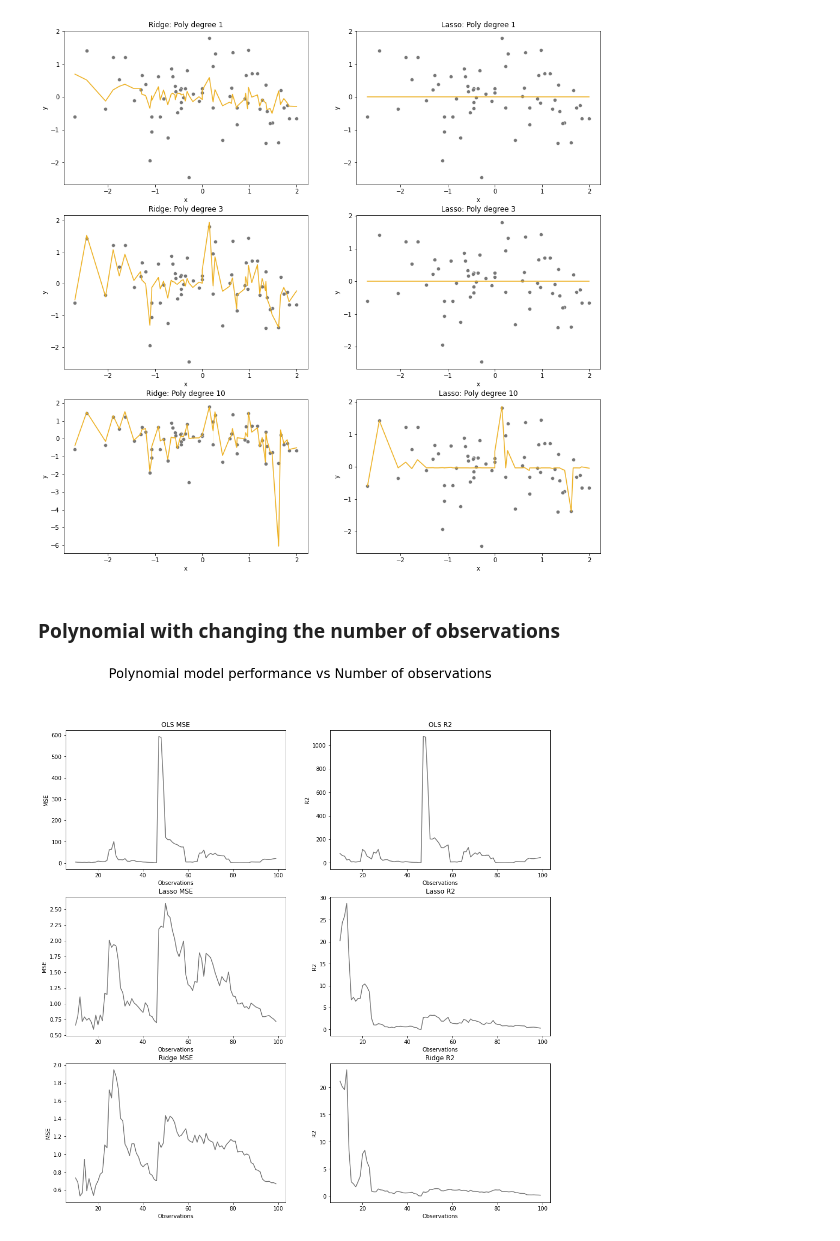
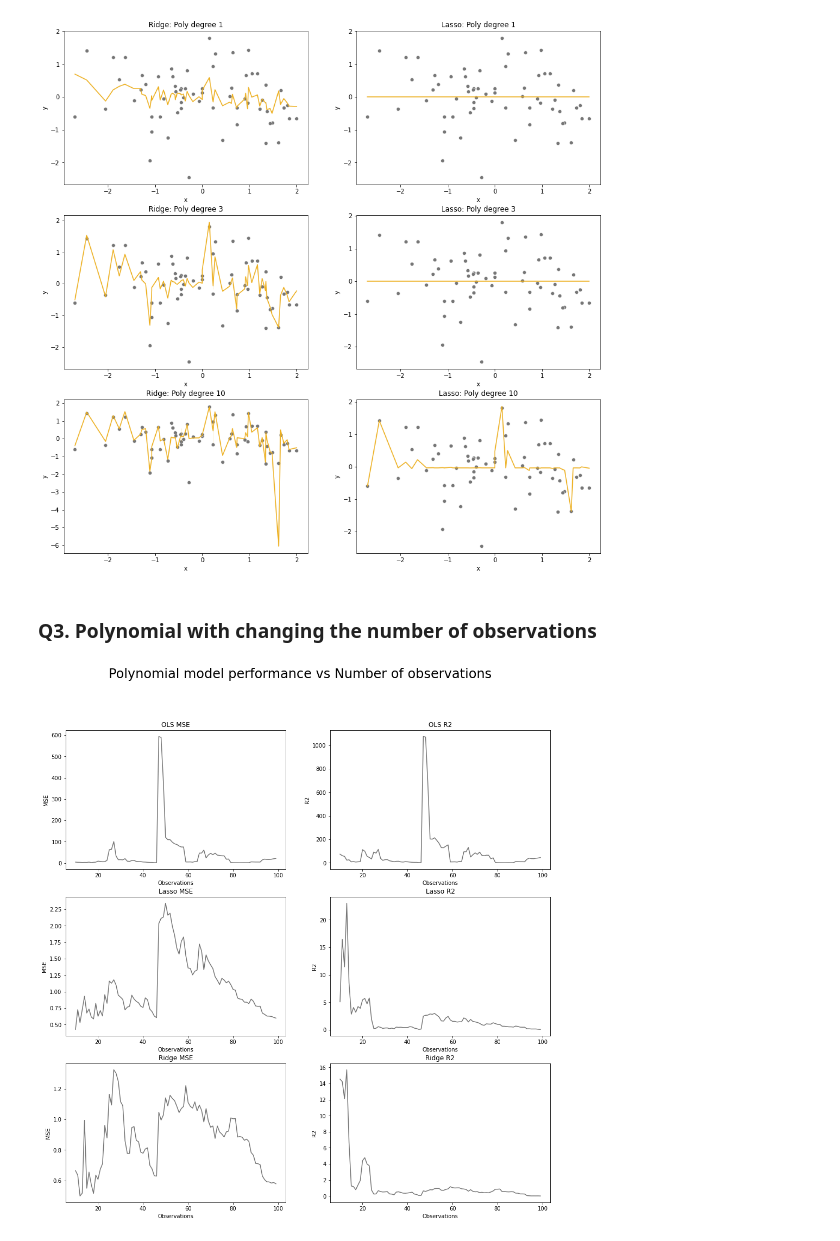
Before and after one commit to Sean-Chaos/DBA-3803-Project, a Jupyter notebook: DBA 3803 Group Project (Working copy).ipynb, the cells around one changed output. Saved outputs shown, nothing was run; the diff lists cells and outputs as text; code cells hidden in the pictures.

```diff
--- a/DBA 3803 Group Project (Working copy).ipynb
+++ b/DBA 3803 Group Project (Working copy).ipynb
@@ -704,7 +770,7 @@ for reg in regressions:
         test_mse_all = []
 
         for cur_alpha in alpha_vec:
-            mdl = reg(cur_alpha)
+            mdl = reg(cur_alpha, fit_intercept = False)
             mdl.fit(X_train, y_train)
 
             # Training
@@ -758,7 +824,7 @@ testing = [ind_6, ind_24, ind_48]
 
 regressions = [Ridge, Lasso]
 
-alpha_list = [np.logspace(-8,8,100), np.logspace(-8,8,100)]
+alpha_list = list(np.logspace(-8,8,100))
 testing = [ind_6, ind_24, ind_48]
 
 fig, axs = plt.subplots(nrows=3, ncols=2, figsize=(16,16))
@@ -815,16 +881,16 @@ for reg in regressions:
 
         #--------------------------------------------------------------------------------------------------
 
-        for cur_alpha in alpha_list[col]:
+        for cur_alpha in alpha_list:
 
             clf_cv = Pipeline(steps=[("scaler", StandardScaler(with_std = False)),
-                                     ("mdl", reg(cur_alpha))])
+                                     ("mdl", reg(cur_alpha, fit_intercept = False))])
 
             # Perform 10-fold cross validation
-            scores = cross_val_score(estimator = clf_cv, X = X_train_raw, y = y_train_raw, cv = 8, \
+            scores = cross_val_score(estimator = clf_cv, X = X_train_raw, y = y_train_raw, cv = 10, \
                                      scoring = 'neg_mean_squared_error', n_jobs = -1)
 
-            cvResults.append(scores.mean())
+            cvResults.append(abs(scores.mean()))
 
         fig = sns.lineplot(y = cvResults, x = -np.log(alpha_vec), label = "Train Score", ax = axs[row, col])
         row += 1
@@ -902,12 +968,6 @@ for reg in regressions:
         sc = StandardScaler(with_std = False)
         R_test.loc[:,R_test.columns] = sc.fit_transform(R_test.loc[:,R_test.columns])
 
-
-        '''
-        print(f'Training set shape: {R_train.shape}')
-        print(f'Test set shape: {R_test.shape}')
-        '''
-
         arr_len = len(ind_6)
 
         # y values
@@ -939,7 +999,7 @@ for reg in regressions:
         test_mse_all = []
 
         for cur_alpha in alpha_vec:
-            mdl = reg(cur_alpha)
+            mdl = reg(cur_alpha, fit_intercept = False)
             mdl.fit(X_train, y_train)
 
             # Training
@@ -1031,11 +1196,6 @@ for reg in regressions:
         sc = StandardScaler(with_std = False)
         R_test.loc[:,R_test.columns] = sc.fit_transform(R_test.loc[:,R_test.columns])
 
-        '''
-        print(f'Training set shape: {R_train.shape}')
-        print(f'Test set shape: {R_test.shape}')
-        '''
-
         arr_len = len(ind_6)
 
         # y values
@@ -1058,7 +1218,7 @@ for reg in regressions:
 
         #--------------------------------------------------------------------------------------------
 
-        regularisation = reg(alpha_list[counter])
+        regularisation = reg(alpha_list[counter], fit_intercept = False)
         regularisation.fit(X_train, y_train)
 
         # Training
@@ -1426,17 +1683,17 @@ axs[2,1].title.set_text('Lasso: Poly degree 10')
 # %% [output]
 [figure]
 # %% [markdown]
-### Polynomial with changing the number of observations
+### Q3. Polynomial with changing the number of observations
 # %%
 pipe1 = Pipeline([("scaler", StandardScaler(with_std = False)),
                   ('poly', PolynomialFeatures()),
-                  ('fit', LinearRegression())])
+                  ('fit', LinearRegression(fit_intercept = False))])
 pipe2 = Pipeline([("scaler", StandardScaler(with_std = False)),
                   ('poly', PolynomialFeatures()),
-                  ('fit', Lasso(alpha_list[1], tol=1e-2))])
+                  ('fit', Lasso(alpha_list[1], tol=1e-2, fit_intercept = False))])
 pipe3 = Pipeline([("scaler", StandardScaler(with_std = False)),
                   ('poly', PolynomialFeatures()),
-                  ('fit', Ridge(alpha_list[0]))])
+                  ('fit', Ridge(alpha_list[0], fit_intercept = False))])
 
 models = {'OLS': pipe1,
           'Lasso': pipe2,
@@ -1524,32 +1781,32 @@ for i in models:
                                  scoring = 'r2', n_jobs = -1)
         train_r2.append(abs(score_r2.mean()))
 
         #------------------------------------------------------------------------------------------------
     # Plotting
     fig = sns.lineplot(y = train_mse, x = observations, color='#767676', ax = axs[counter,0])
 
     fig = sns.lineplot(y = train_r2, x = observations, color='#767676', ax = axs[counter,1])
     counter += 1
 
 #--------------------------------------------------------------------------------------------------
 # Graph
 axs[0,0].title.set_text('OLS MSE')
 axs[1,0].title.set_text('Lasso MSE')
 axs[2,0].title.set_text('Ridge MSE')
 axs[0,1].title.set_text('OLS R2')
 axs[1,1].title.set_text('Lasso R2')
 axs[2,1].title.set_text('Ridge R2')
 
 axs[0,0].set(xlabel='Observations', ylabel='MSE')
 axs[1,0].set(xlabel='Observations', ylabel='MSE')
 axs[2,0].set(xlabel='Observations', ylabel='MSE')
 axs[0,1].set(xlabel='Observations', ylabel='R2')
 axs[1,1].set(xlabel='Observations', ylabel='R2')
 axs[2,1].set(xlabel='Observations', ylabel='R2')
 
 
 plt.suptitle('Polynomial model performance vs Number of observations', fontsize = 24)
 plt.show()
 # %% [output]
-[figure, old version]
+[figure, new version]
 # %% [markdown]
```
Also changed, not shown: parts of 46 cells of this notebook.
